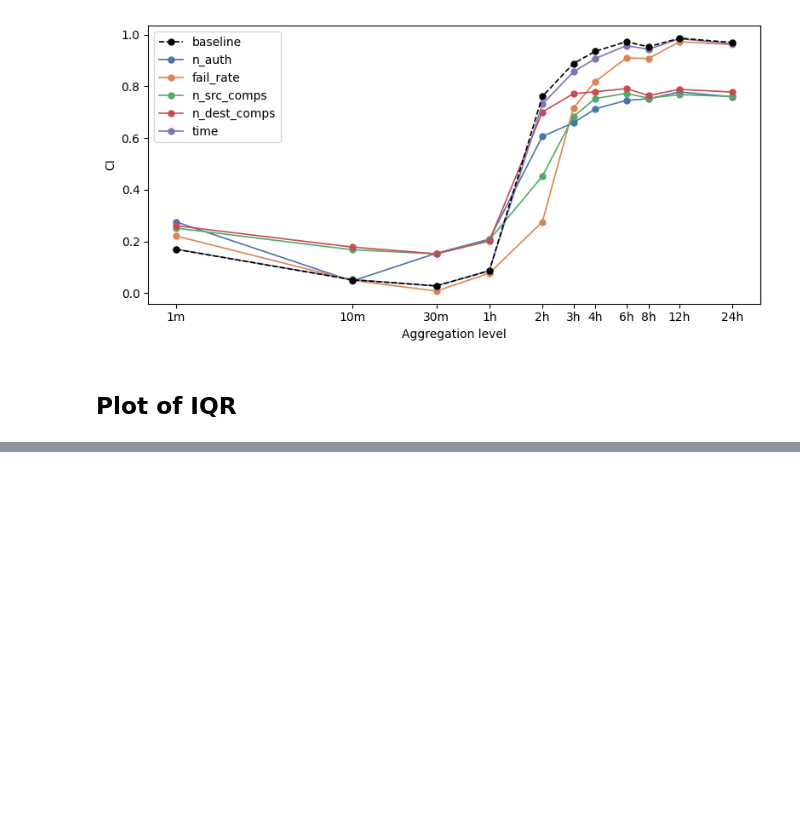
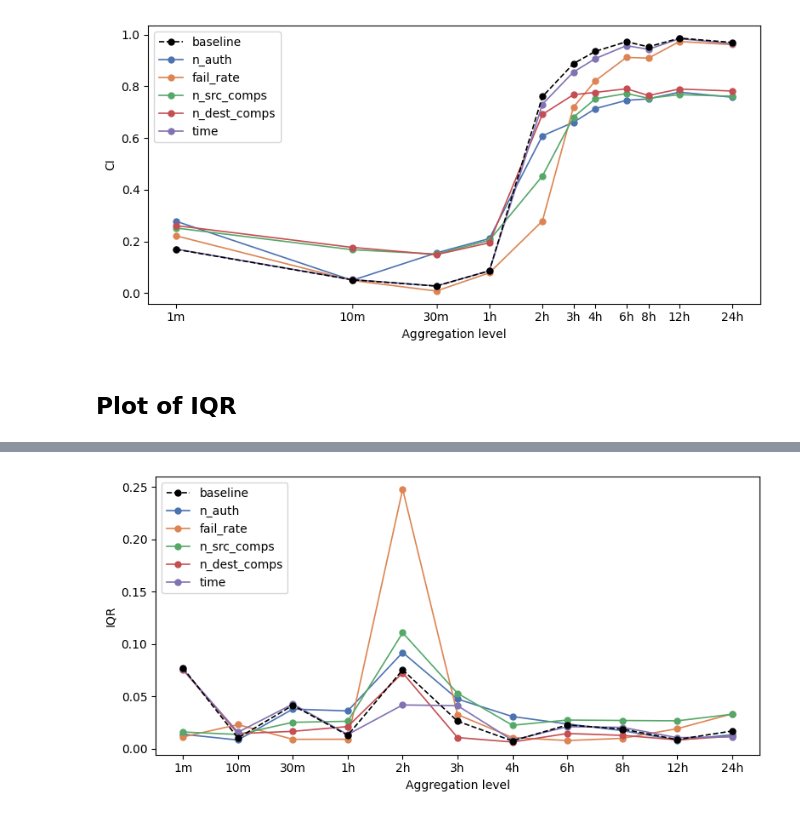
Before and after one commit to Tarun-Rajan99/MSc-Project, a Jupyter notebook: 04_code/drop_analysis/drop_analysis.ipynb, the cells around one changed output, grey strips where cells are left out. Cells and saved outputs as stored; diff of their text form; code cells hidden in the pictures; blank space fills up the shorter version.

```diff
--- a/04_code/drop_analysis/drop_analysis.ipynb
+++ b/04_code/drop_analysis/drop_analysis.ipynb
@@ -166,0 +196,30 @@ plt.tight_layout()
+# %%
+fig, ax = plt.subplots(figsize=(8, 4))
+
+# Interquartile range function
+def iqr(arr):
+    q1, q3 = np.percentile(arr, [25, 75])
+    return q3 - q1
+
+# Baseline
+baseline_vals = [np.array(list(baseline_results[col].values())) for col in levels]
+baseline_iqr = np.array([iqr(v) for v in baseline_vals])
+ax.plot(np.arange(len(levels)), baseline_iqr, marker='o', ms=5, lw=1.2, ls='--',
+         color='black', zorder=2, label='baseline')
+
+# Dropped features
+for name, results in dropped_features.items():
+    vals = [np.array(list(results[col].values())) for col in levels]
+    iqrs = np.array([iqr(v) for v in vals])
+    ax.plot(np.arange(len(levels)), iqrs, marker='o', ms=5, lw=1.2, zorder=1,
+             label=name, color=colors[name])
+
+ax.set_xticks(np.arange(len(levels)))
+ax.set_xticklabels(['1m', '10m', '30m', '1h', '2h', '3h', '4h', '6h', '8h', '12h', '24h'])
+ax.minorticks_off()
+ax.set_xlabel('Aggregation level')
+ax.set_ylabel('IQR')
+ax.legend(loc='upper left')
+plt.tight_layout()
+# %% [output]
+[figure, added]
```
Also changed, not shown: parts of 3 cells of this notebook, 2 other files.
